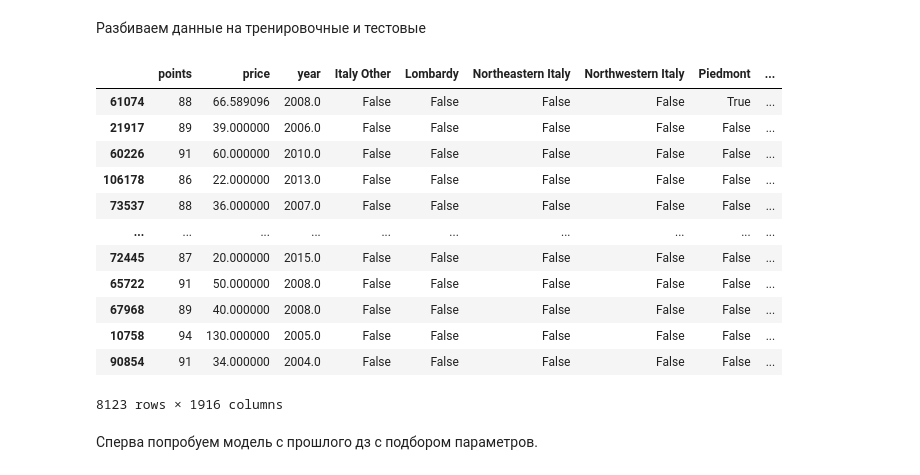
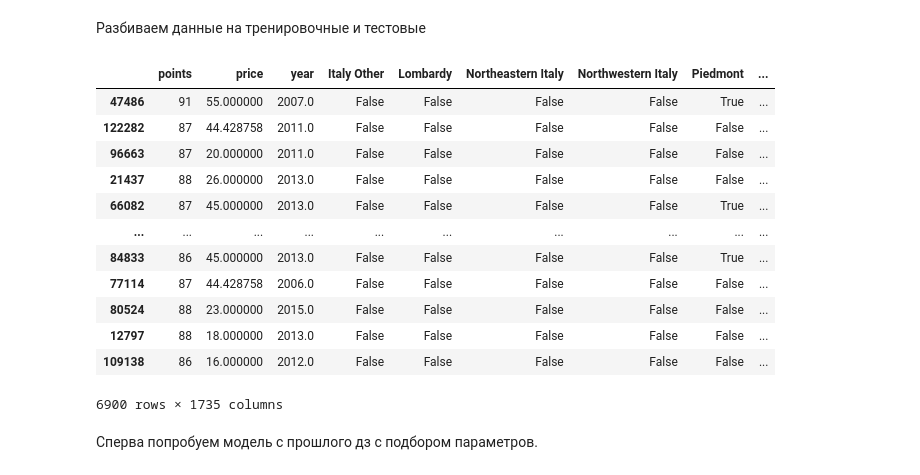
Before and after one commit to maxscherbakov/spbu-python-course, a Jupyter notebook: project/wine_variety_classifier.ipynb, the cells around one changed output. Saved outputs shown, nothing was run; the diff lists cells and outputs as text; code cells hidden in the pictures.

```diff
--- a/project/wine_variety_classifier.ipynb
+++ b/project/wine_variety_classifier.ipynb
@@ -158,5 +210,5 @@ dtype: int64
 # %%
-valid_match_ids = match_id_counts[match_id_counts >= 750].index
+valid_match_ids = match_id_counts[match_id_counts >= 2265].index
 data = pd.DataFrame(wine_reviews[wine_reviews['variety'].isin(valid_match_ids)][['points', 'price', 'province', 'winery', 'year', 'variety']])
 data['province'] = data['province'].replace({'Sicily & Sardinia' : 'Sicily and Sardinia'})
 data
@@ -270,28 +348,28 @@ Y = data['variety']
 province = pd.get_dummies(X['province'], drop_first=True)
 winery = pd.get_dummies(X['winery'], drop_first=True)
 
-X.drop(['province', 'winery'], axis=1, inplace=True)
+X_gd = X.drop(['province', 'winery'], axis=1)
 
-X = pd.concat([X, province, winery], axis=1)
+X_gd = pd.concat([X_gd, province, winery], axis=1)
 # %% [markdown]
 Разбиваем данные на тренировочные и тестовые
 # %%
-X_train, X_test, Y_train, Y_test = train_test_split(X, Y, test_size=0.2, random_state=42)
-X_train
+X_train_gd, X_test_gd, Y_train, Y_test = train_test_split(X_gd, Y, test_size=0.2, random_state=42)
+X_train_gd
 # %% [output]
 |  | points | price | year | Italy Other | Lombardy | Northeastern Italy | Northwestern Italy | Piedmont | ... |
-| 61074 | 88 | 66.589096 | 2008.0 | False | False | False | False | True | ... |
-| 21917 | 89 | 39.000000 | 2006.0 | False | False | False | False | False | ... |
-| 60226 | 91 | 60.000000 | 2010.0 | False | False | False | False | False | ... |
-| 106178 | 86 | 22.000000 | 2013.0 | False | False | False | False | False | ... |
-| 73537 | 88 | 36.000000 | 2007.0 | False | False | False | False | False | ... |
+| 47486 | 91 | 55.000000 | 2007.0 | False | False | False | False | True | ... |
+| 122282 | 87 | 44.428758 | 2011.0 | False | False | False | False | False | ... |
+| 96663 | 87 | 20.000000 | 2011.0 | False | False | False | False | False | ... |
+| 21437 | 88 | 26.000000 | 2013.0 | False | False | False | False | False | ... |
+| 66082 | 87 | 45.000000 | 2013.0 | False | False | False | False | True | ... |
 | ... | ... | ... | ... | ... | ... | ... | ... | ... | ... |
-| 72445 | 87 | 20.000000 | 2015.0 | False | False | False | False | False | ... |
-| 65722 | 91 | 50.000000 | 2008.0 | False | False | False | False | False | ... |
-| 67968 | 89 | 40.000000 | 2008.0 | False | False | False | False | False | ... |
-| 10758 | 94 | 130.000000 | 2005.0 | False | False | False | False | False | ... |
-| 90854 | 91 | 34.000000 | 2004.0 | False | False | False | False | False | ... |
+| 84833 | 86 | 45.000000 | 2013.0 | False | False | False | False | True | ... |
+| 77114 | 87 | 44.428758 | 2006.0 | False | False | False | False | False | ... |
+| 80524 | 88 | 23.000000 | 2015.0 | False | False | False | False | False | ... |
+| 12797 | 88 | 18.000000 | 2013.0 | False | False | False | False | False | ... |
+| 109138 | 86 | 16.000000 | 2012.0 | False | False | False | False | False | ... |
-8123 rows × 1916 columns
+6900 rows × 1735 columns
 # %% [markdown]
 Сперва попробуем модель с прошлого дз с подбором параметров.
 # %%
```
Also changed, not shown: parts of 82 cells of this notebook.
